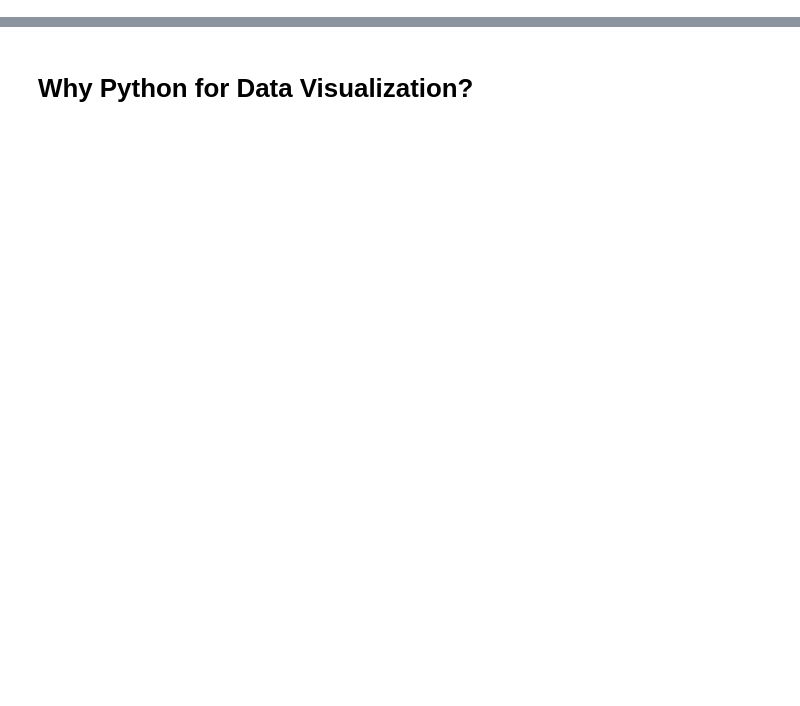
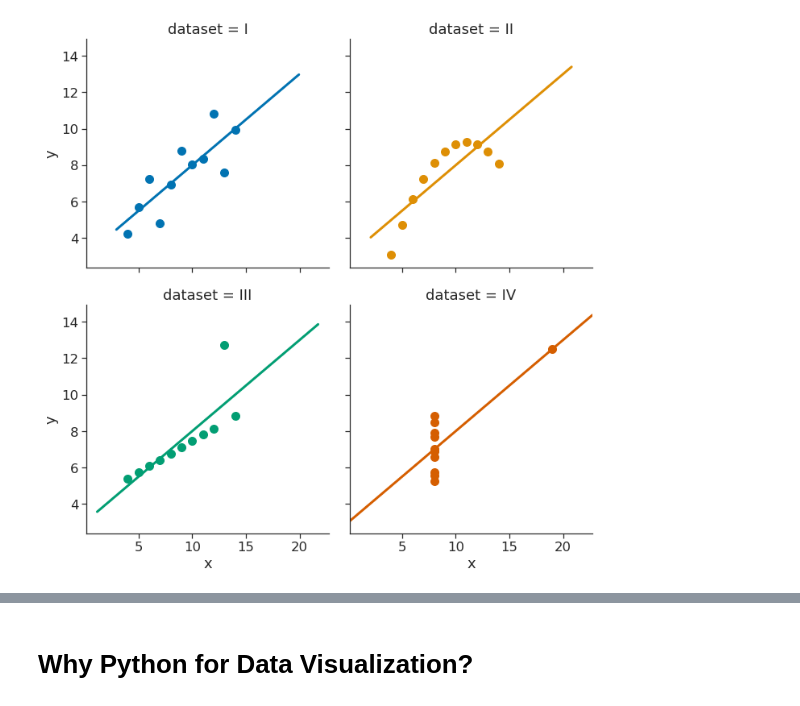
Before and after one commit to geekypete/python-data-vis, a Jupyter notebook: python-data-vis-intro.ipynb, the cells around one changed output, grey strips where cells are left out. Saved outputs shown, nothing was run; the diff lists cells and outputs as text; code cells hidden in the pictures; blank space fills up the shorter version.

```diff
--- a/python-data-vis-intro.ipynb
+++ b/python-data-vis-intro.ipynb
@@ -4,0 +7,13 @@
+# %%
+import seaborn as sns
+#sns.set(font_scale=2)
+sns.set(style="ticks", font_scale=1.5)
+# Load the example dataset for Anscombe's quartet
+df = sns.load_dataset("anscombe")
+
+# Show the results of a linear regression within each dataset
+plot = sns.lmplot(x="x", y="y", col="dataset", hue="dataset", data=df,
+           col_wrap=2, ci=None, palette="colorblind", height=5,
+           scatter_kws={"s": 100, "alpha": 1},line_kws={'lw': 3})
+# %% [output]
+[figure, added]
```
Also changed, not shown: parts of 29 cells of this notebook.
